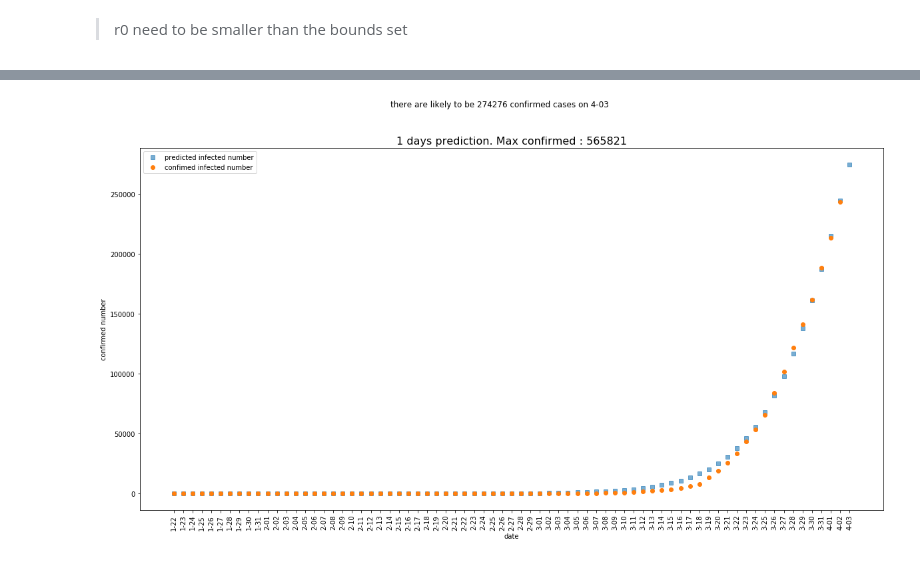
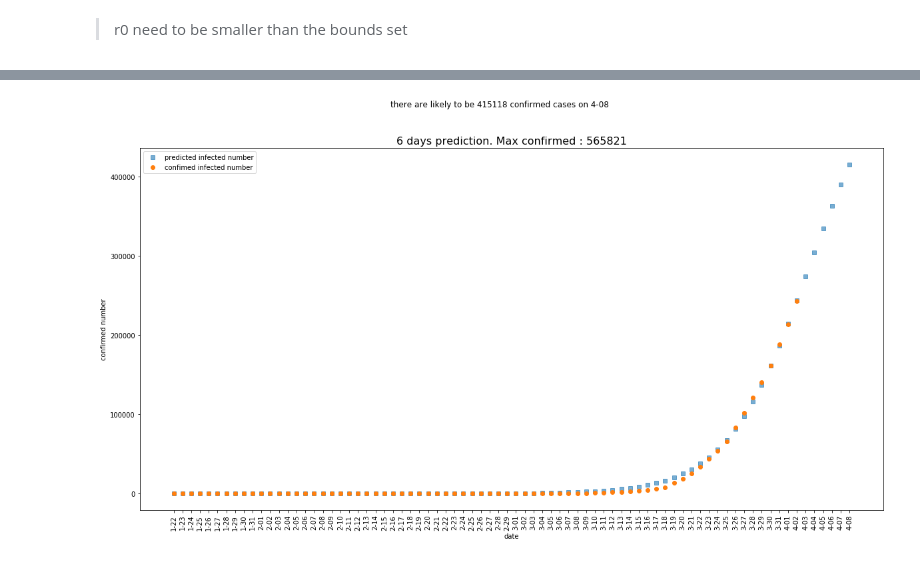
Before and after one commit to victorlifan/projects_review, a Jupyter notebook: COVID-19 project/covid_19 prediction enhanced.ipynb, the cells around one changed output, grey strips where cells are left out. Saved outputs shown, nothing was run; the diff lists cells and outputs as text; code cells hidden in the pictures.

```diff
--- a/COVID-19 project/covid_19 prediction enhanced.ipynb
+++ b/COVID-19 project/covid_19 prediction enhanced.ipynb
@@ -656,5 +656,5 @@ def predict(predict_days):
     plt.xlabel('date')
     plt.ylabel('confirmed number')
 # %%
-predict(1)
+predict(6)
 # %% [output]
@@ -662 +662 @@ predict(1)
-[figure, old version]
+[figure, new version]
```
Also changed, not shown: parts of 2 cells of this notebook.
